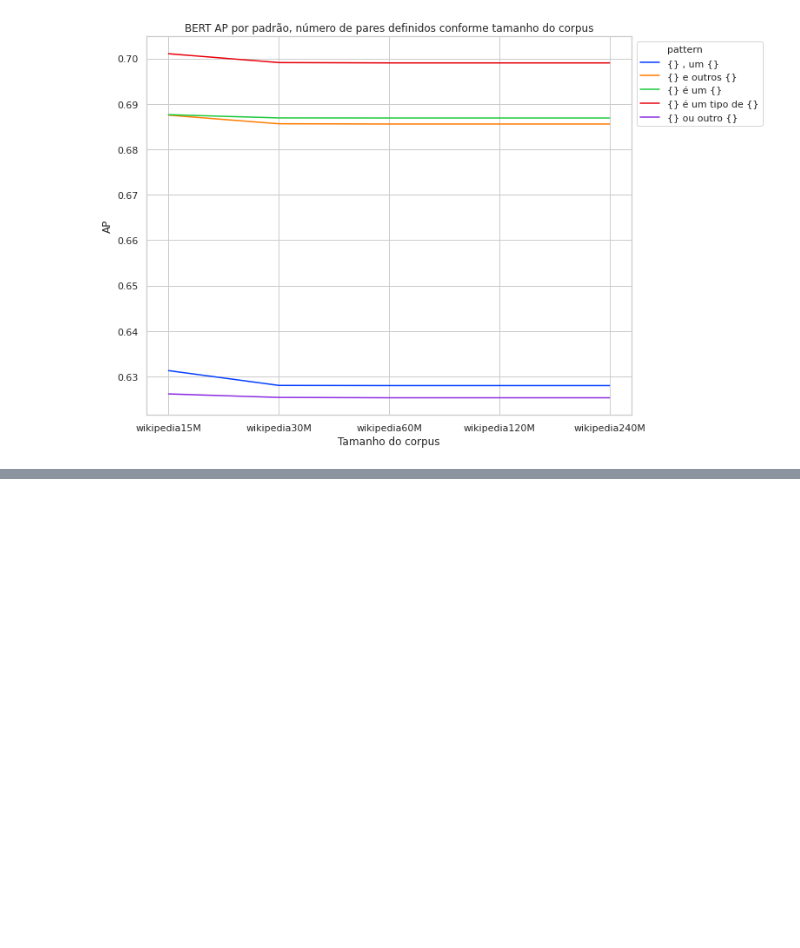
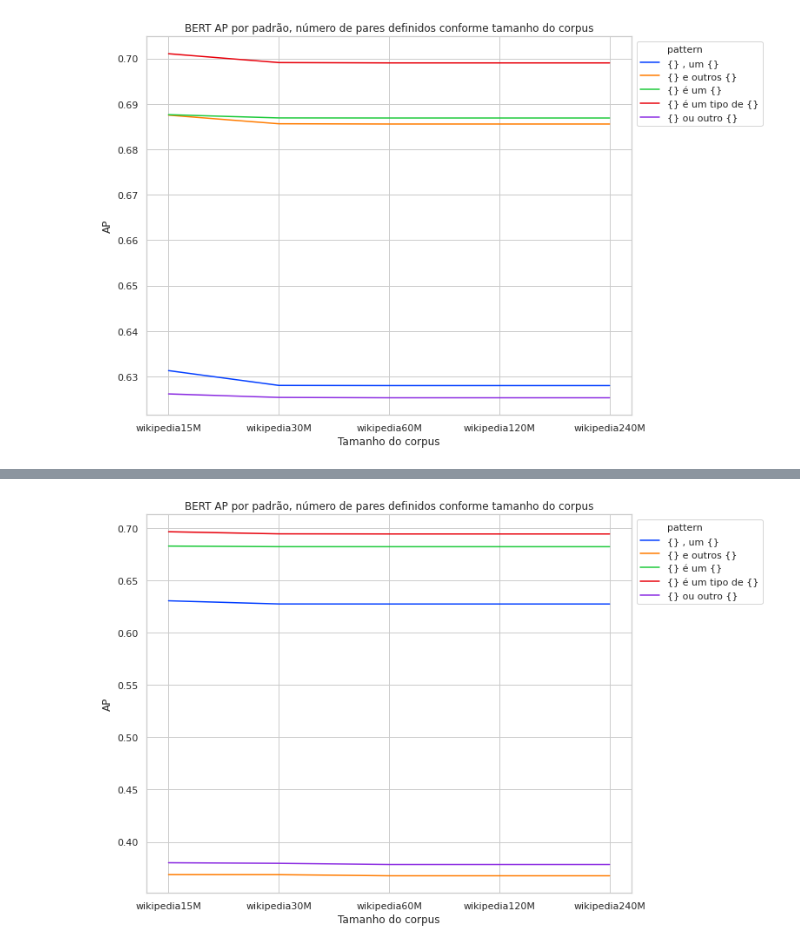
Before and after one commit to eraldoluis/hyper_bert, a Jupyter notebook: nb/score_by_pattern.ipynb, the cells around one changed output, grey strips where cells are left out. Saved outputs shown, nothing was run; the diff lists cells and outputs as text; code cells hidden in the pictures; blank space fills up the shorter version.

Commit message:
notebook AP por padrão utilizando zscore

```diff
--- a/nb/score_by_pattern.ipynb
+++ b/nb/score_by_pattern.ipynb
@@ -31,0 +44,14 @@ plt.show()
+# %%
+path = "../results/z-score_neuralmind-bert-base-portuguese-cased_by-pattern/result.tsv"
+df = pd.read_csv(path, delimiter="\t")
+df = df[(df['method'] == "all_subword") & (df['corpus'] != "bert")]
+df['size_corpus'] = pd.to_numeric(df['corpus'].str[9:-1])
+df = df.sort_values(by="size_corpus", ascending=True)
+plt.figure(figsize=(10,8))
+ax = sns.lineplot(x="corpus", y="AP", hue="pattern", ci="sd", sort=False, data=df)
+ax.legend(bbox_to_anchor=(1, 1))
+ax.set(xlabel="Tamanho do corpus")
+ax.set_title(f"BERT AP por padrão, número de pares definidos conforme tamanho do corpus")
+plt.show()
+# %% [output]
+[figure, added]
```
Also changed, not shown: parts of 1 cell of this notebook, 2 other files.
